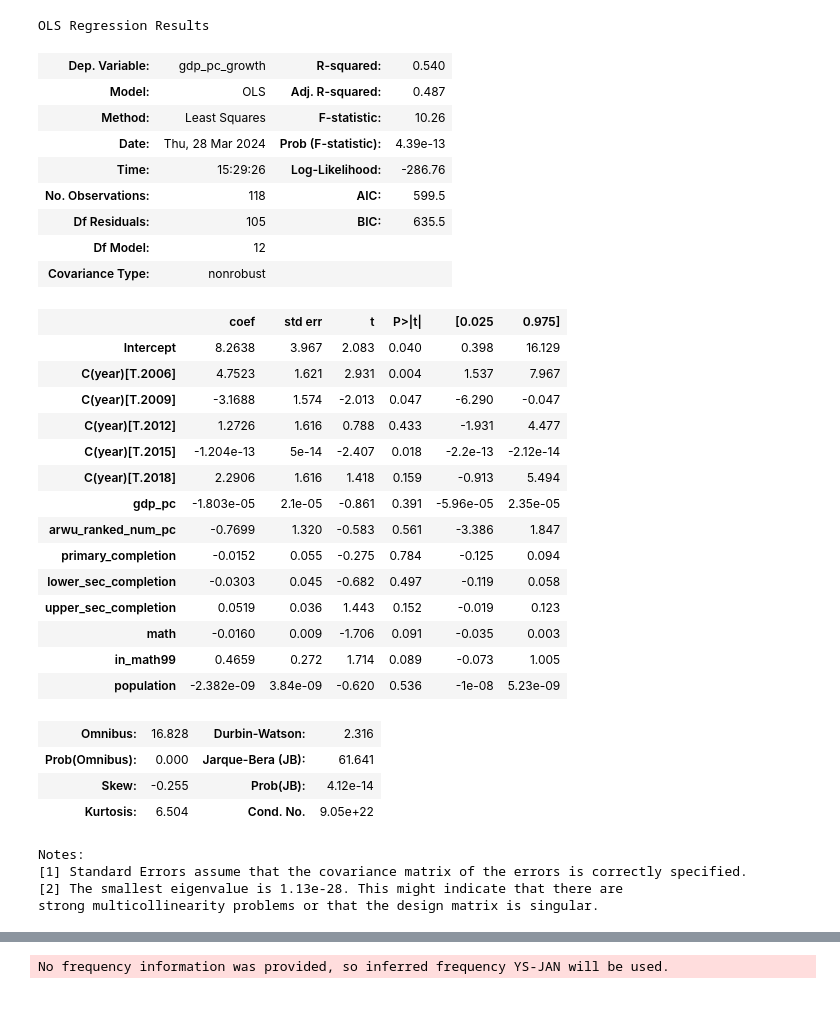
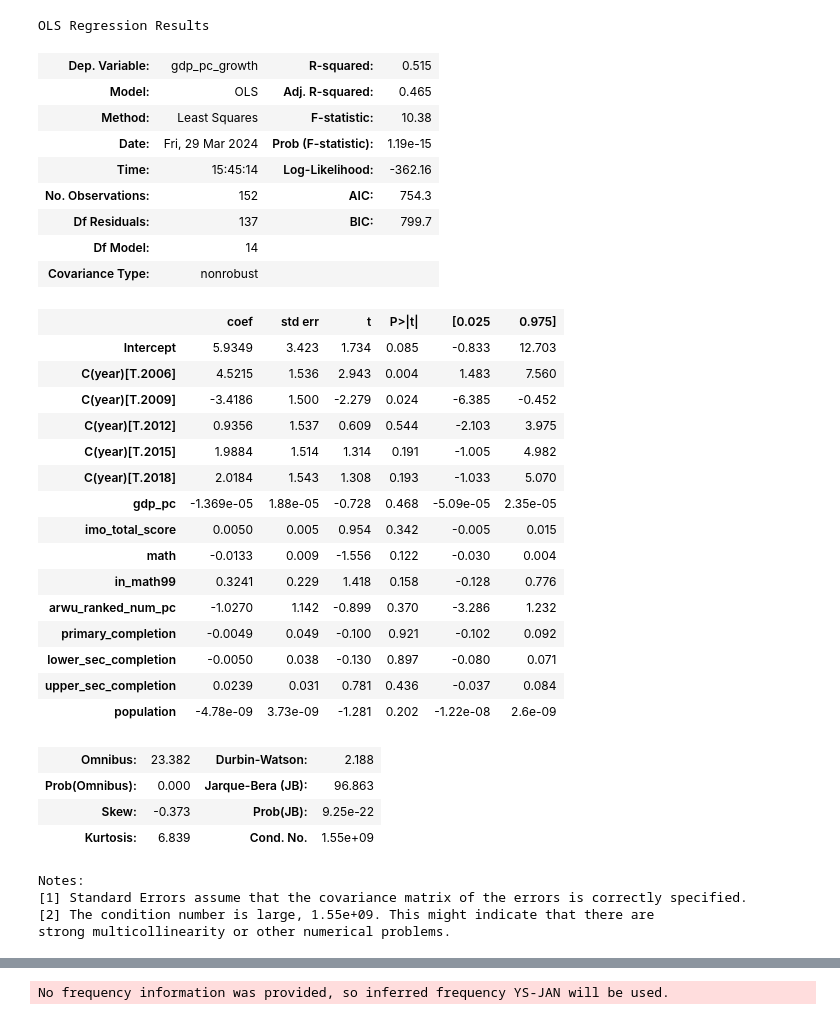
Before and after one commit to jamesxu123/econ442, a Jupyter notebook: old_explore.ipynb, the cells around one changed output, grey strips where cells are left out. Drawn from its saved outputs; the diff is of its cells as text; code cells hidden in the pictures.

```diff
--- a/old_explore.ipynb
+++ b/old_explore.ipynb
@@ -3,7 +3,7 @@ import polars as pl
 import numpy as np
 import pandas as pd
 # %%
-df = pl.scan_parquet("data/combined_PISA_00_18_all.parquet")
+df = pl.scan_parquet("data/PISA_00-18.parquet")
 # %%
 df.columns
 # %% [output]
@@ -37,6 +37,10 @@ arwu = pl.scan_parquet("data/arwu_2003-2023.parquet").group_by(["country", "year
 merged = worldbank.join(arwu, left_on=["country", "year"], right_on=["country", "year"], how="left").filter(pl.col("year") >= 2003)
 # %%
 merged = merged.join(q, on=["country", "year"], how="left").with_columns(pl.col("arwu_ranked_num").fill_null(0), pl.col("arwu_sum_score").fill_null(0))
+# %%
+imo_df = pl.scan_parquet("./data/imo_00_23.parquet").select(["code", "total", "year"]).rename({"code": "country", "total": "imo_total_score"})
+# %%
+merged = merged.join(imo_df, on=["country", "year"], how="left").with_columns(pl.col("imo_total_score").fill_null(0))
 # %%
 df2 = merged.collect()
 # %%
@@ -124,38 +145,39 @@ import plotly.express as px
 # %%
 pd_df["arwu_ranked_num_pc"] = pd_df["arwu_ranked_num"] / pd_df["population"] * 1_000_000
 # %%
-smf.ols("gdp_pc_growth ~ gdp_pc + arwu_ranked_num_pc + primary_completion + lower_sec_completion + upper_sec_completion+ C(year) + math + in_math99 + population", pd_df[pd_df["year"].isin([2003, 2006, 2009, 2012, 2015, 2018])]).fit().summary()
+smf.ols("gdp_pc_growth ~ gdp_pc + imo_total_score + math + in_math99 + arwu_ranked_num_pc + primary_completion + lower_sec_completion + upper_sec_completion + population + C(year) ", pd_df[pd_df["year"].isin([2003, 2006, 2009, 2012, 2015, 2018])]).fit().summary()
 # %% [output]
 OLS Regression Results
-| Dep. Variable: | gdp_pc_growth | R-squared: | 0.540 |
-| Model: | OLS | Adj. R-squared: | 0.487 |
-| Method: | Least Squares | F-statistic: | 10.26 |
-| Date: | Thu, 28 Mar 2024 | Prob (F-statistic): | 4.39e-13 |
-| Time: | 15:29:26 | Log-Likelihood: | -286.76 |
-| No. Observations: | 118 | AIC: | 599.5 |
-| Df Residuals: | 105 | BIC: | 635.5 |
-| Df Model: | 12 |  |  |
+| Dep. Variable: | gdp_pc_growth | R-squared: | 0.515 |
+| Model: | OLS | Adj. R-squared: | 0.465 |
+| Method: | Least Squares | F-statistic: | 10.38 |
+| Date: | Fri, 29 Mar 2024 | Prob (F-statistic): | 1.19e-15 |
+| Time: | 15:45:14 | Log-Likelihood: | -362.16 |
+| No. Observations: | 152 | AIC: | 754.3 |
+| Df Residuals: | 137 | BIC: | 799.7 |
+| Df Model: | 14 |  |  |
 | Covariance Type: | nonrobust |  |  |
 |  | coef | std err | t | P>|t| | [0.025 | 0.975] |
-| Intercept | 8.2638 | 3.967 | 2.083 | 0.040 | 0.398 | 16.129 |
-| C(year)[T.2006] | 4.7523 | 1.621 | 2.931 | 0.004 | 1.537 | 7.967 |
-| C(year)[T.2009] | -3.1688 | 1.574 | -2.013 | 0.047 | -6.290 | -0.047 |
-| C(year)[T.2012] | 1.2726 | 1.616 | 0.788 | 0.433 | -1.931 | 4.477 |
-| C(year)[T.2015] | -1.204e-13 | 5e-14 | -2.407 | 0.018 | -2.2e-13 | -2.12e-14 |
-| C(year)[T.2018] | 2.2906 | 1.616 | 1.418 | 0.159 | -0.913 | 5.494 |
-| gdp_pc | -1.803e-05 | 2.1e-05 | -0.861 | 0.391 | -5.96e-05 | 2.35e-05 |
-| arwu_ranked_num_pc | -0.7699 | 1.320 | -0.583 | 0.561 | -3.386 | 1.847 |
-| primary_completion | -0.0152 | 0.055 | -0.275 | 0.784 | -0.125 | 0.094 |
-| lower_sec_completion | -0.0303 | 0.045 | -0.682 | 0.497 | -0.119 | 0.058 |
-| upper_sec_completion | 0.0519 | 0.036 | 1.443 | 0.152 | -0.019 | 0.123 |
-| math | -0.0160 | 0.009 | -1.706 | 0.091 | -0.035 | 0.003 |
-| in_math99 | 0.4659 | 0.272 | 1.714 | 0.089 | -0.073 | 1.005 |
-| population | -2.382e-09 | 3.84e-09 | -0.620 | 0.536 | -1e-08 | 5.23e-09 |
+| Intercept | 5.9349 | 3.423 | 1.734 | 0.085 | -0.833 | 12.703 |
+| C(year)[T.2006] | 4.5215 | 1.536 | 2.943 | 0.004 | 1.483 | 7.560 |
+| C(year)[T.2009] | -3.4186 | 1.500 | -2.279 | 0.024 | -6.385 | -0.452 |
+| C(year)[T.2012] | 0.9356 | 1.537 | 0.609 | 0.544 | -2.103 | 3.975 |
+| C(year)[T.2015] | 1.9884 | 1.514 | 1.314 | 0.191 | -1.005 | 4.982 |
+| C(year)[T.2018] | 2.0184 | 1.543 | 1.308 | 0.193 | -1.033 | 5.070 |
+| gdp_pc | -1.369e-05 | 1.88e-05 | -0.728 | 0.468 | -5.09e-05 | 2.35e-05 |
+| imo_total_score | 0.0050 | 0.005 | 0.954 | 0.342 | -0.005 | 0.015 |
+| math | -0.0133 | 0.009 | -1.556 | 0.122 | -0.030 | 0.004 |
+| in_math99 | 0.3241 | 0.229 | 1.418 | 0.158 | -0.128 | 0.776 |
+| arwu_ranked_num_pc | -1.0270 | 1.142 | -0.899 | 0.370 | -3.286 | 1.232 |
+| primary_completion | -0.0049 | 0.049 | -0.100 | 0.921 | -0.102 | 0.092 |
+| lower_sec_completion | -0.0050 | 0.038 | -0.130 | 0.897 | -0.080 | 0.071 |
+| upper_sec_completion | 0.0239 | 0.031 | 0.781 | 0.436 | -0.037 | 0.084 |
+| population | -4.78e-09 | 3.73e-09 | -1.281 | 0.202 | -1.22e-08 | 2.6e-09 |
-| Omnibus: | 16.828 | Durbin-Watson: | 2.316 |
-| Prob(Omnibus): | 0.000 | Jarque-Bera (JB): | 61.641 |
-| Skew: | -0.255 | Prob(JB): | 4.12e-14 |
-| Kurtosis: | 6.504 | Cond. No. | 9.05e+22 |
+| Omnibus: | 23.382 | Durbin-Watson: | 2.188 |
+| Prob(Omnibus): | 0.000 | Jarque-Bera (JB): | 96.863 |
+| Skew: | -0.373 | Prob(JB): | 9.25e-22 |
+| Kurtosis: | 6.839 | Cond. No. | 1.55e+09 |
 Notes:
 [1] Standard Errors assume that the covariance matrix of the errors is correctly specified.
-[2] The smallest eigenvalue is 1.13e-28. This might indicate that there are
-strong multicollinearity problems or that the design matrix is singular.
+[2] The condition number is large, 1.55e+09. This might indicate that there are
+strong multicollinearity or other numerical problems.
```
Also changed, not shown: parts of 14 cells of this notebook, 3 other files.
